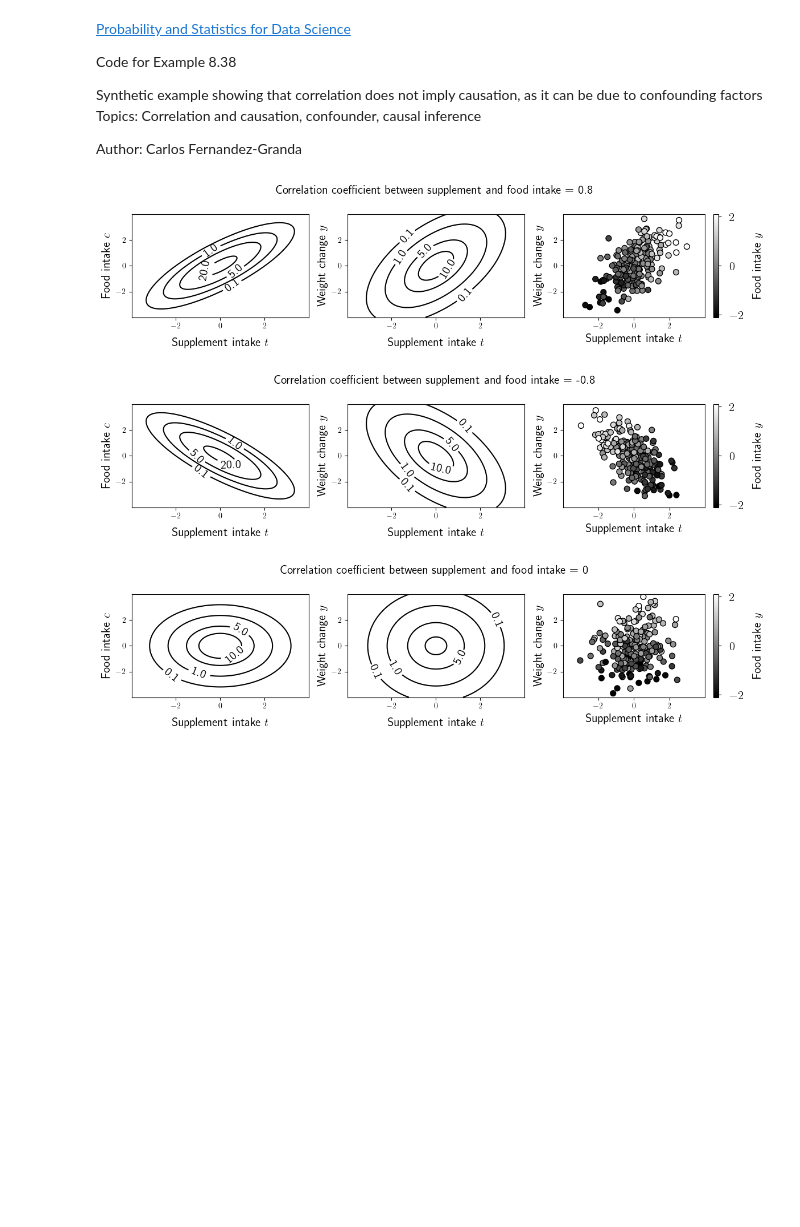
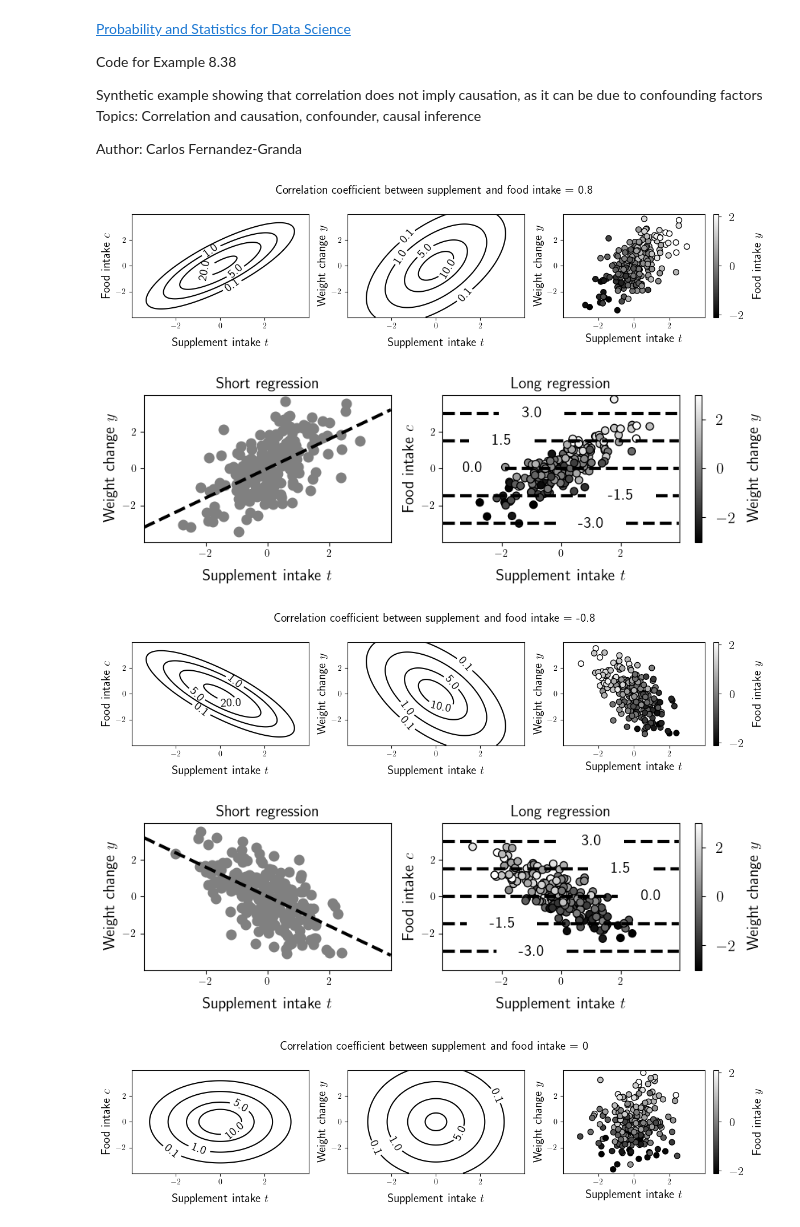
Before and after one commit to cfgranda/ps4ds, a Jupyter notebook: correlation/correlation_causation_guinea_pigs.ipynb, the cells around one changed output. Drawn from its saved outputs; the diff is of its cells as text; code cells hidden in the pictures; blank space fills up the shorter version.

```diff
--- a/correlation/correlation_causation_guinea_pigs.ipynb
+++ b/correlation/correlation_causation_guinea_pigs.ipynb
@@ -88,32 +88,61 @@ for ind,sigma_tc in enumerate(sigma_tc_vals):
 
     invSigma_ty = np.linalg.inv(Sigma_ty)
 
     z_yc = gaussian(T,C,invSigma_ty,Sigma_ty)
 
     CS = axes[1].contour(T,Y, 1e2*z_yc,colors='black', levels=levels_weight_yc)
     axes[1].clabel(CS, CS.levels, inline=True, fmt=fmt,fontsize=font_size_clabels)
     axes[1].set_ylim([ymin,ymax])
     axes[1].set_xlim([tmin,tmax])
     axes[1].set_xlabel(r'Supplement intake $t$',fontsize=font_size,labelpad = 10)
     axes[1].set_ylabel(r'Weight change $y$',fontsize=font_size,labelpad = 5)
 
     samples_tc = rng.multivariate_normal([0,0], Sigma_tc, size=n)
     samples_t = samples_tc[:,0]
     samples_c = samples_tc[:,1]
     samples_y = rng.normal(loc=samples_c)
 
     im = axes[2].scatter(samples_t,samples_y,c=samples_c,s=scatter_size_large,cmap="gray",edgecolors='black',linewidth=1,
                      vmin=v_min,vmax=v_max,rasterized=True)
     axes[2].set_ylim([ymin,ymax])
     axes[2].set_xlim([tmin,tmax])
     cbar = plt.colorbar(im,shrink=1)
     cbar.ax.tick_params(labelsize=font_size_ticks,pad = 10)
     cbar.set_label(label=r'Food intake $y$',fontsize=font_size,labelpad = 10)
     axes[2].set_xlabel(r'Supplement intake $t$',fontsize=font_size,labelpad = 5)
     axes[2].set_ylabel(r'Weight change $y$',fontsize=font_size,labelpad = 5)
 
     plt.tight_layout();
+
+    fig, axes = plt.subplots(1, 2, figsize=(9,3),width_ratios=[1,1.2])
+
+    axes[0].scatter(samples_t,samples_y,s=scatter_size_large,linewidth=3,color="gray",rasterized=True)
+    axes[0].plot(t,sigma_tc * t,lw=3,
+             color="black",ls="dashed",label="Linear model")
+    axes[0].set_ylim([ymin,ymax])
+    axes[0].set_xlim([tmin,tmax])
+    axes[0].set_xlabel(r'Supplement intake $t$',fontsize=font_size,labelpad = 10)
+    axes[0].set_ylabel(r'Weight change $y$',fontsize=font_size,labelpad = 5)
+    axes[0].set_title(r'Short regression',fontsize=font_size)
+
+    sc = axes[1].scatter(samples_t,samples_c,c=samples_y,s=scatter_size_large,linewidth=1,cmap="gray",edgecolor='black',vmax = 3,vmin = -3,
+                rasterized=True)
+    CS = axes[1].contour(C.T,colors="black", extent=[tmin,tmax,cmin,cmax],
+                    origin='lower',linewidths=3,linestyles="dashed",levels=5)
+    axes[1].clabel(CS, fontsize=font_size_clabels, inline=1,fmt = '%1.1f',manual =manual_locations[ind],inline_spacing=35)
+    cbar = plt.colorbar(sc,shrink=1)
+    cbar.ax.tick_params(labelsize=font_size_ticks,pad = 10)
+    cbar.set_label(label=r'Weight change $y$',fontsize=font_size,labelpad = 10)
+    axes[1].set_ylim([cmin,cmax])
+    axes[1].set_xlim([tmin,tmax])
+    axes[1].set_xlabel(r'Supplement intake $t$',fontsize=font_size,labelpad = 10)
+    axes[1].set_ylabel(r'Food intake $c$',fontsize=font_size,labelpad = 5)
+    axes[1].set_title(r'Long regression',fontsize=font_size)
+
+    plt.tight_layout();
 # %% [output]
 [figure]
-[figure, old version]
+[figure, new version]
-[figure, old version]
+[figure, new version]
+[figure, added]
+[figure, added]
```
Also changed, not shown: parts of 1 cell of this notebook.
